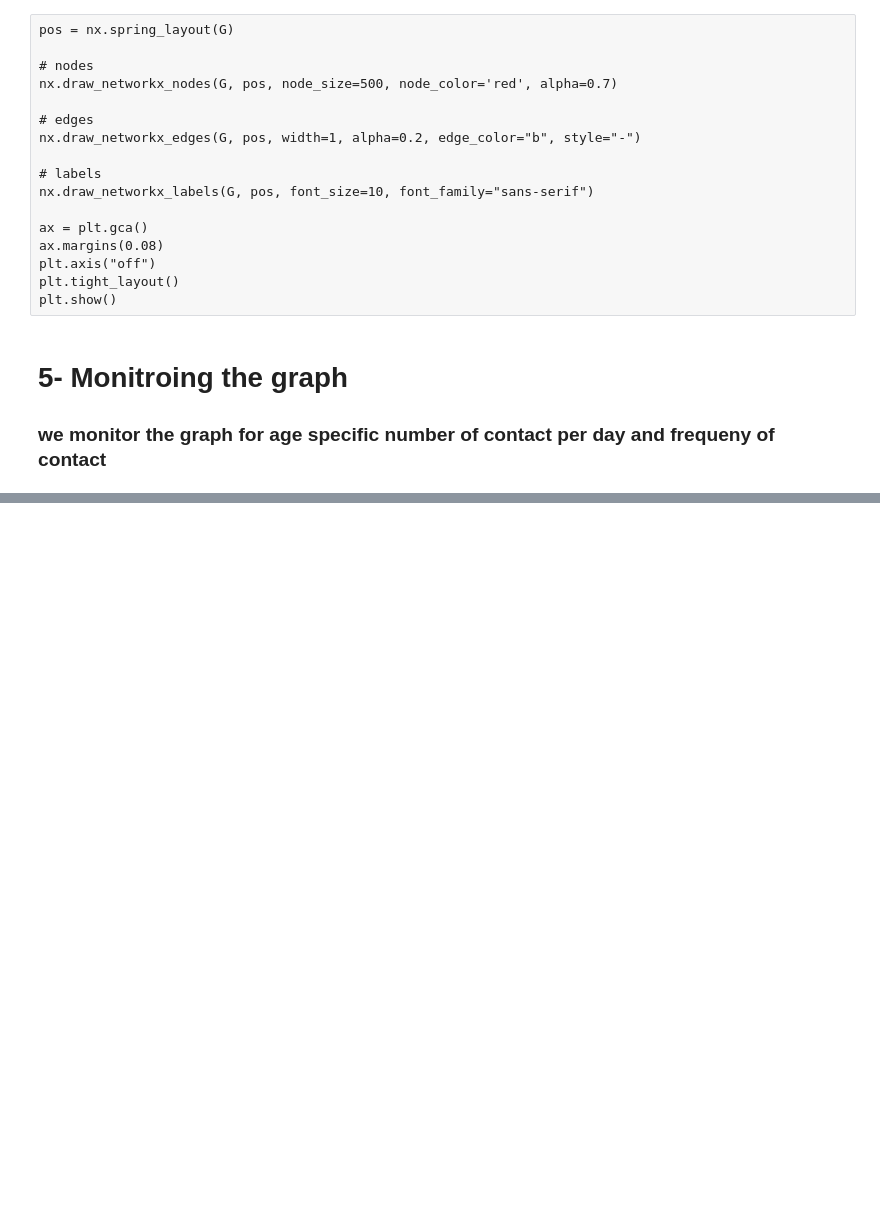
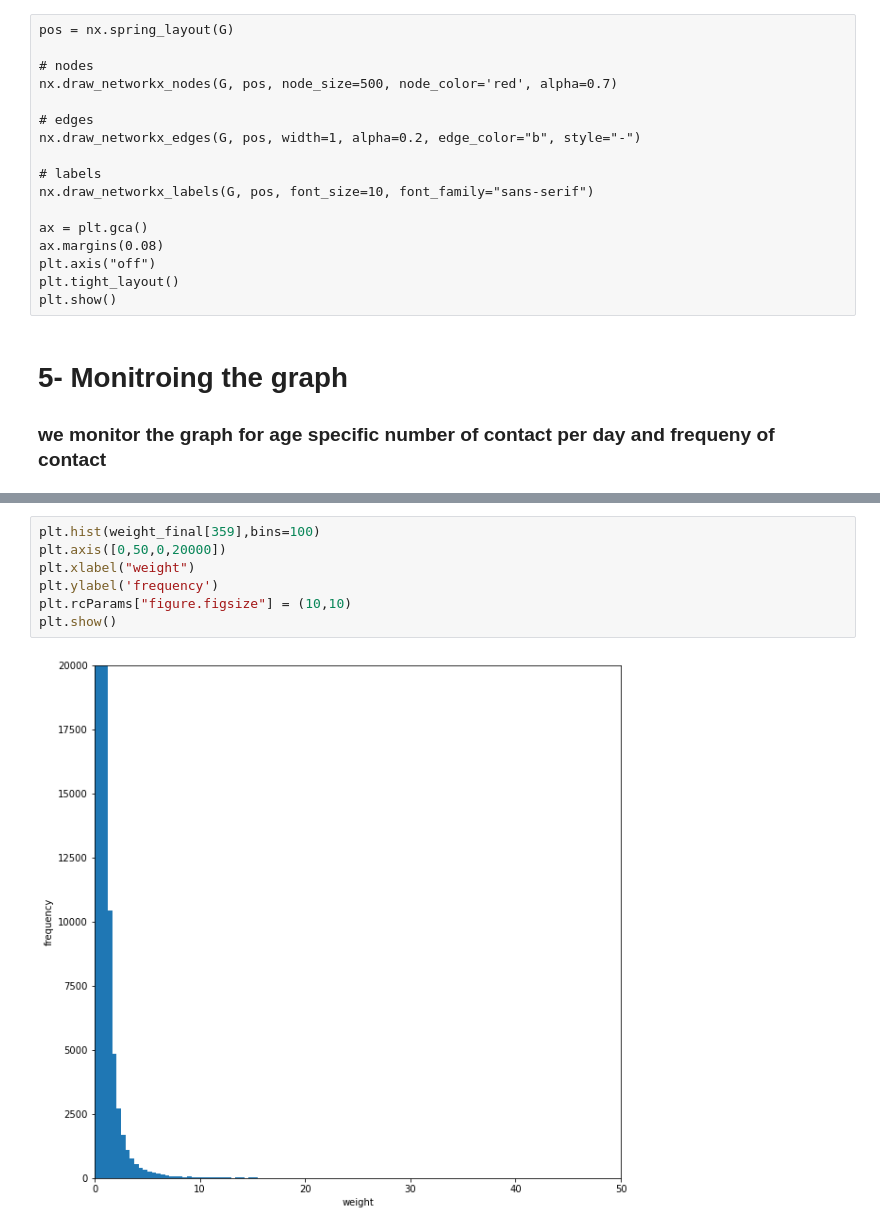
Before and after one commit to sobhan-moosavi/varicella_study, a Jupyter notebook: Base_Graph.ipynb, the cells around one changed output, grey strips where cells are left out. Drawn from its saved outputs; the diff is of its cells as text; blank space fills up the shorter version.

```diff
--- a/Base_Graph.ipynb
+++ b/Base_Graph.ipynb
@@ -451,0 +517,9 @@ home : 5 // 0.4471129189141392 // 0.01410607396
+# %%
+plt.hist(weight_final[359],bins=100)
+plt.axis([0,50,0,20000])
+plt.xlabel("weight")
+plt.ylabel('frequency')
+plt.rcParams["figure.figsize"] = (10,10)
+plt.show()
+# %% [output]
+[figure, added]
```
Also changed, not shown: parts of 17 cells of this notebook.
